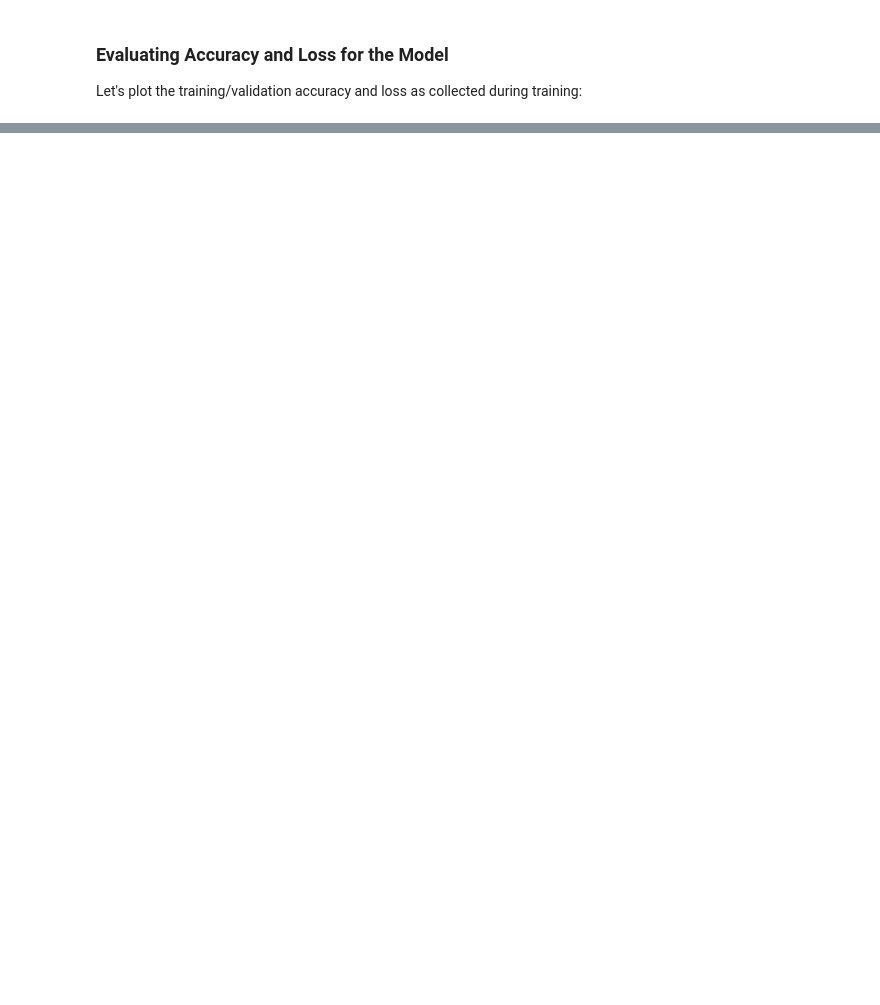
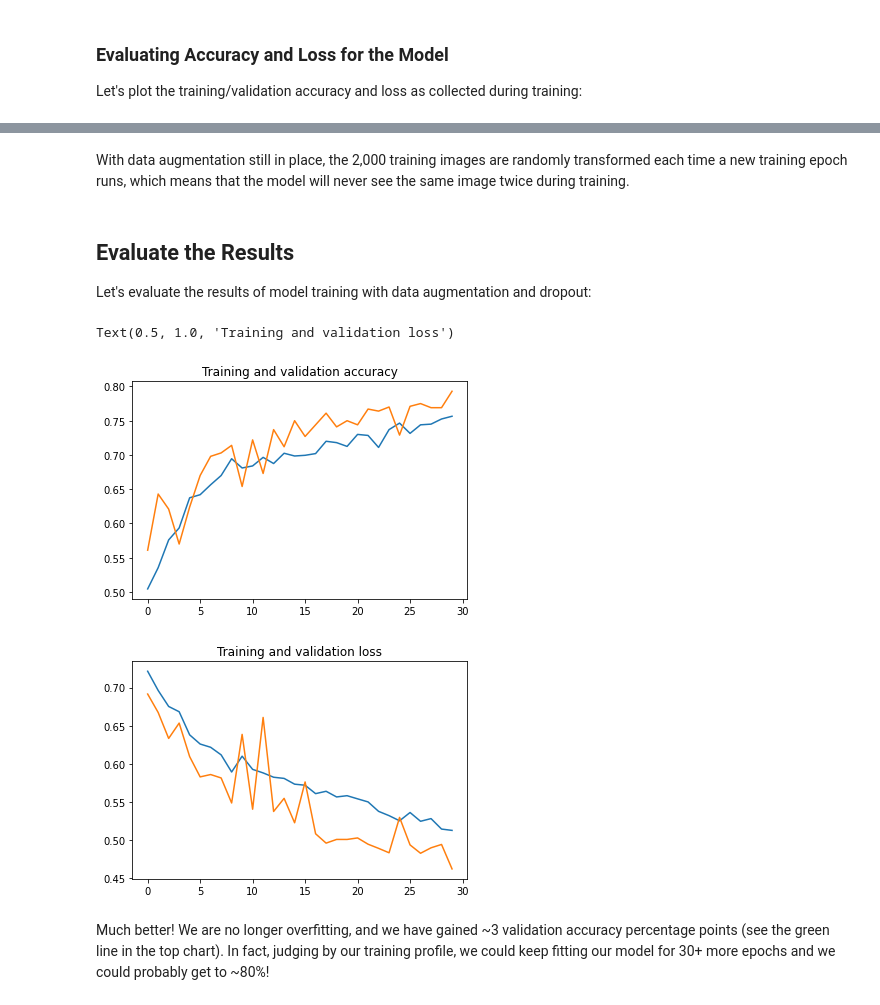
Before and after one commit to bilalsarimeseli/Image_Classification_Convnet, a Jupyter notebook: Image_Classification.ipynb, the cells around one changed output, grey strips where cells are left out. Saved outputs shown, nothing was run; the diff lists cells and outputs as text; code cells hidden in the pictures; blank space fills up the shorter version.

```diff
--- a/Image_Classification.ipynb
+++ b/Image_Classification.ipynb
@@ -342,0 +547,8 @@ os.kill(os.getpid(), signal.SIGKILL)
+# %%
+history = model.fit_generator(
+      train_generator,
+      steps_per_epoch=100,  # 2000 images = batch_size * steps
+      epochs=30,
+      validation_data=validation_generator,
+      validation_steps=50,  # 1000 images = batch_size * steps
+      verbose=2)
@@ -342,0 +573,37 @@ os.kill(os.getpid(), signal.SIGKILL)
+# %% [markdown]
+With data augmentation still in place, the 2,000 training images are randomly transformed each time a new training epoch runs, which means that the model will never see the same image twice during training.
+# %% [markdown]
+## Evaluate the Results
+
+Let's evaluate the results of model training with data augmentation and dropout:
+# %%
+# Retrieve a list of accuracy results on training and validation data
+# sets for each training epoch
+acc = history.history['acc']
+val_acc = history.history['val_acc']
+
+# Retrieve a list of list results on training and validation data
+# sets for each training epoch
+loss = history.history['loss']
+val_loss = history.history['val_loss']
+
+# Get number of epochs
+epochs = range(len(acc))
+
+# Plot training and validation accuracy per epoch
+plt.plot(epochs, acc)
+plt.plot(epochs, val_acc)
+plt.title('Training and validation accuracy')
+
+plt.figure()
+
+# Plot training and validation loss per epoch
+plt.plot(epochs, loss)
+plt.plot(epochs, val_loss)
+plt.title('Training and validation loss')
+# %% [output]
+Text(0.5, 1.0, 'Training and validation loss')
+[figure, added]
+[figure, added]
+# %% [markdown]
+Much better! We are no longer overfitting, and we have gained ~3 validation accuracy percentage points (see the green line in the top chart). In fact, judging by our training profile, we could keep fitting our model for 30+ more epochs and we could probably get to ~80%!
```
Also changed, not shown: parts of 27 cells of this notebook.
